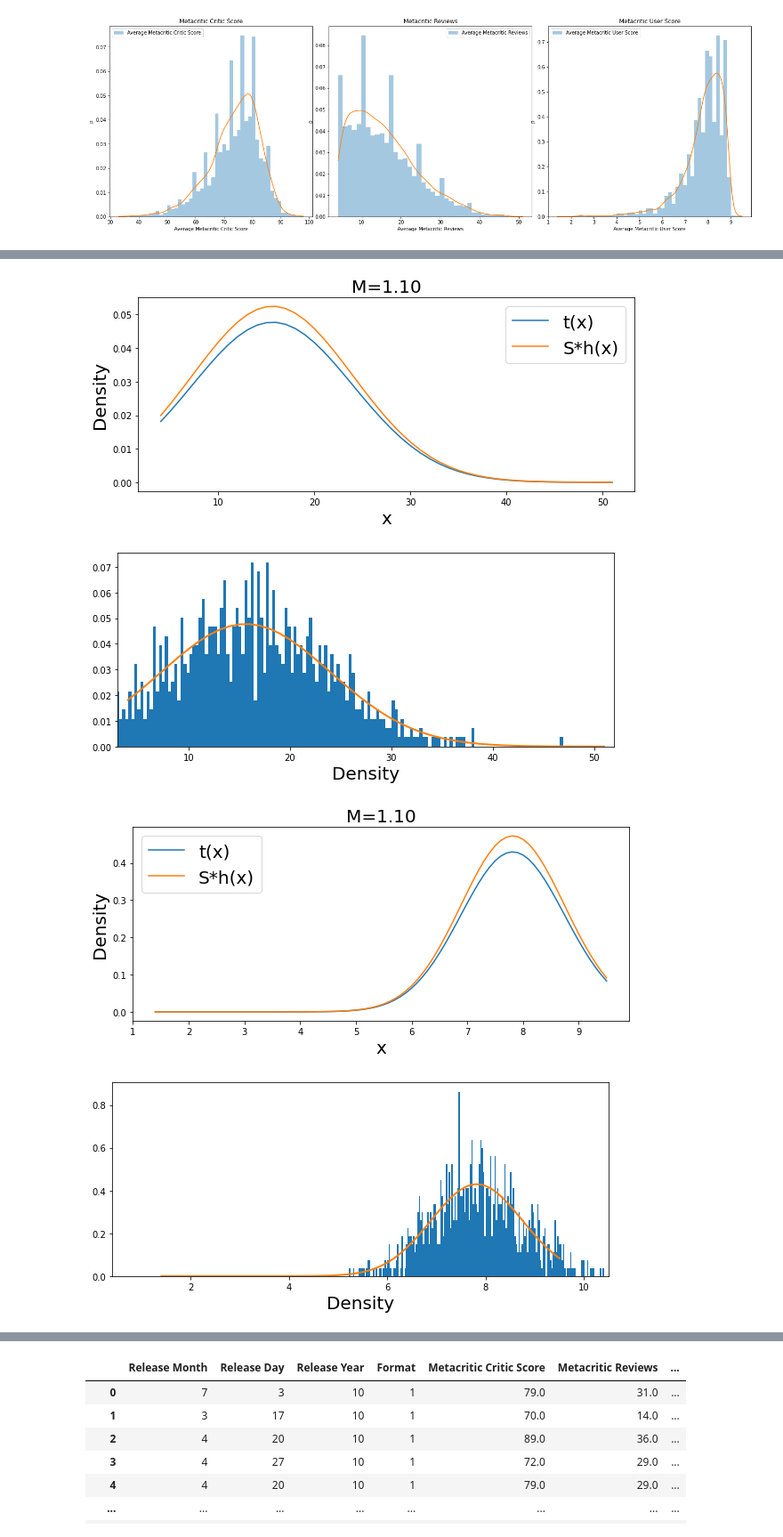
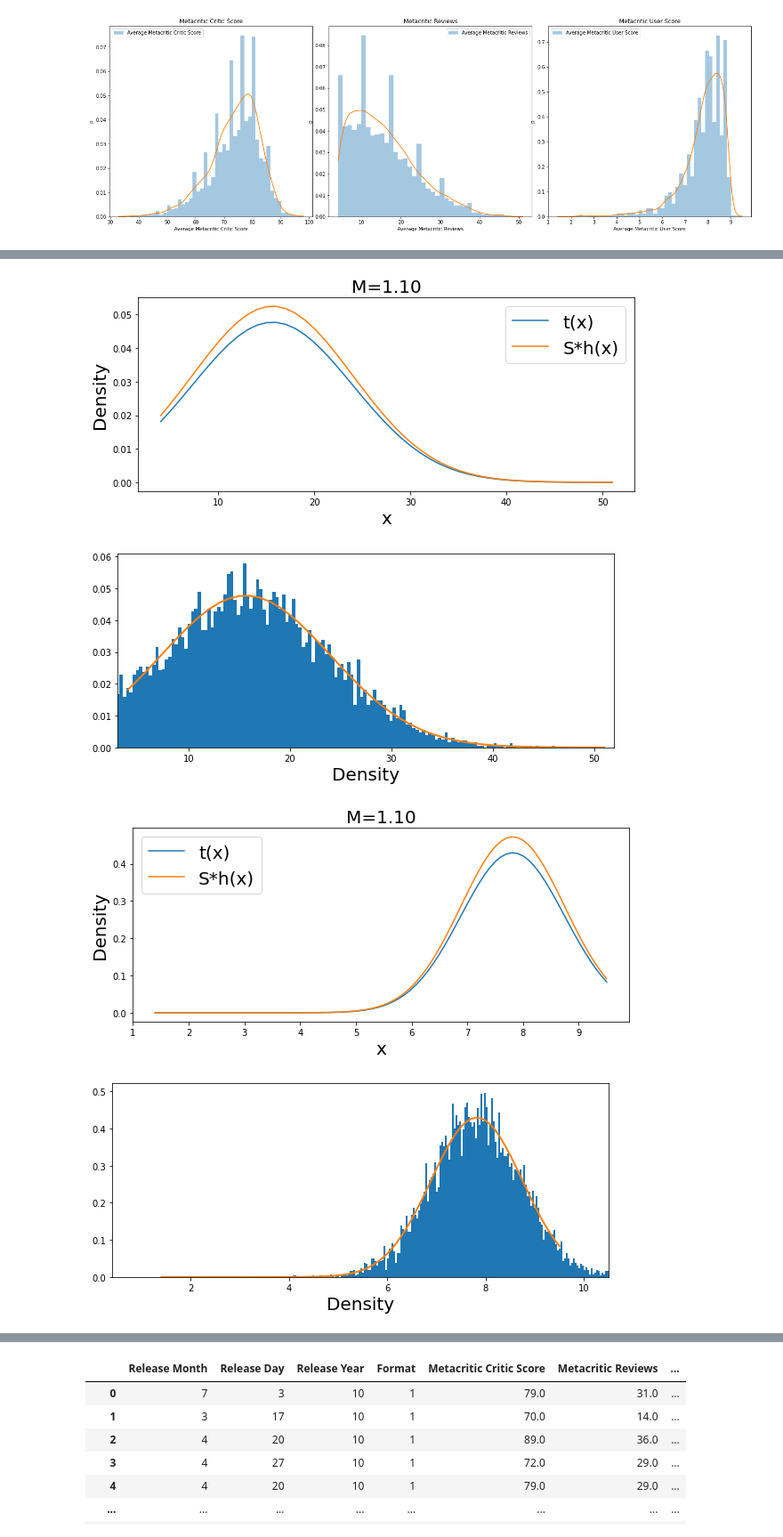
Before and after one commit to alievilya/Data-analysis-course-project, a Jupyter notebook: Lab3.ipynb, the cells around one changed output, grey strips where cells are left out. Shown at 89% size. Drawn from its saved outputs; the diff is of its cells as text; code cells hidden in the pictures.

```diff
--- a/Lab3.ipynb
+++ b/Lab3.ipynb
@@ -253,15 +350,15 @@ plot_ITsamples(source_df['Metacritic User Score'], samples_data, title='Inverse
 # Accept-Reject sampling of chosen target variables
 import math
 M1 = search_M(source_df['Metacritic Critic Score'], np.mean(source_df['Metacritic Critic Score']), math.sqrt(np.var(source_df['Metacritic Critic Score'])))
-samples_data = AR_sampling(1000, source_df['Metacritic Critic Score'],  np.mean(source_df['Metacritic Critic Score']), math.sqrt(np.var(source_df['Metacritic Critic Score'])), M1)
-plot_ARsamples(source_df['Metacritic Critic Score'], samples_data, title='Accept-Reject sampling')
+samples_data1 = AR_sampling(7942, source_df['Metacritic Critic Score'],  np.mean(source_df['Metacritic Critic Score']), math.sqrt(np.var(source_df['Metacritic Critic Score'])), M1)
+plot_ARsamples(source_df['Metacritic Critic Score'], samples_data1, title='Accept-Reject sampling')
 
 M2 = search_M(source_df['Metacritic Reviews'],  np.mean(source_df['Metacritic Reviews']), math.sqrt(np.var(source_df['Metacritic Reviews'])))
-samples_data = AR_sampling(1000, source_df['Metacritic Reviews'],  np.mean(source_df['Metacritic Reviews']), math.sqrt(np.var(source_df['Metacritic Reviews'])), M2)
-plot_ARsamples(source_df['Metacritic Reviews'], samples_data, title='Accept-Reject sampling')
+samples_data2 = AR_sampling(7942, source_df['Metacritic Reviews'],  np.mean(source_df['Metacritic Reviews']), math.sqrt(np.var(source_df['Metacritic Reviews'])), M2)
+plot_ARsamples(source_df['Metacritic Reviews'], samples_data2, title='Accept-Reject sampling')
 
 M3 = search_M(source_df['Metacritic User Score'],  np.mean(source_df['Metacritic User Score']), math.sqrt(np.var(source_df['Metacritic User Score'])))
-samples_data = AR_sampling(1000, source_df['Metacritic User Score'], np.mean(source_df['Metacritic User Score']), math.sqrt(np.var(source_df['Metacritic User Score'])), M3)
-plot_ARsamples(source_df['Metacritic User Score'], samples_data, title='Accept-Reject sampling')
+samples_data3 = AR_sampling(7942, source_df['Metacritic User Score'], np.mean(source_df['Metacritic User Score']), math.sqrt(np.var(source_df['Metacritic User Score'])), M3)
+plot_ARsamples(source_df['Metacritic User Score'], samples_data3, title='Accept-Reject sampling')
 # %% [output]
 [figure]
@@ -269,4 +366,4 @@ plot_ARsamples(source_df['Metacritic User Score'], samples_data, title='Accept-R
 [figure]
-[figure, old version]
+[figure, new version]
 [figure]
-[figure, old version]
+[figure, new version]
```
Also changed, not shown: parts of 41 cells of this notebook.
